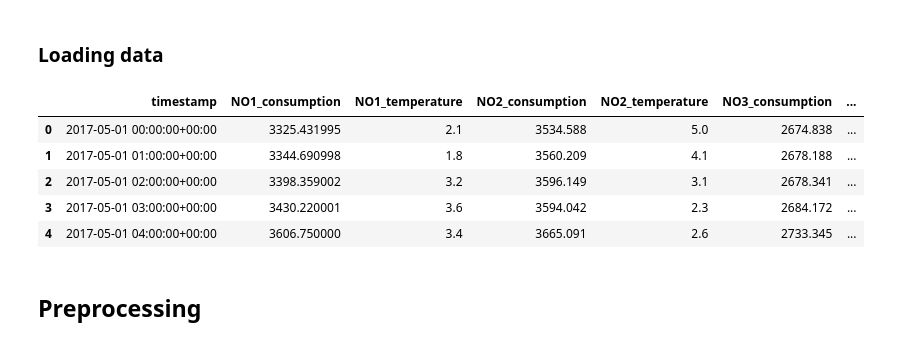
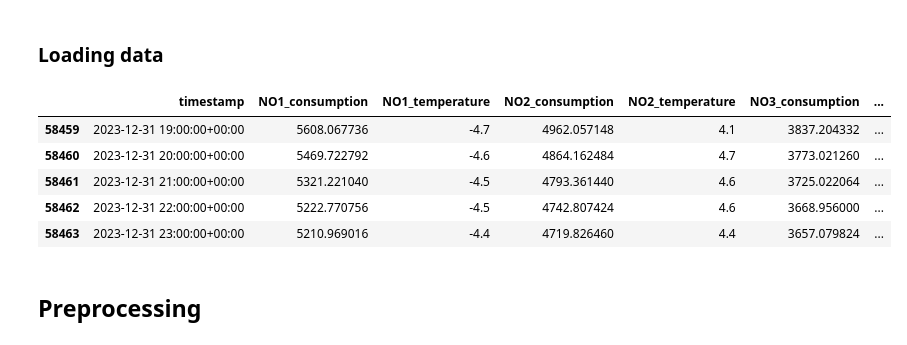
Before and after one commit to jatobro/it3030-deep-learning, a Jupyter notebook: timeseries/data.ipynb, the cells around one changed output. Cells and saved outputs as stored; diff of their text form; code cells hidden in the pictures.

```diff
--- a/timeseries/data.ipynb
+++ b/timeseries/data.ipynb
@@ -13,14 +12,14 @@ from sklearn.model_selection import train_test_split
 ### Loading data
 # %%
 data = pd.read_csv("consumption_and_temperatures.csv")
-data.head()
+data.tail()
 # %% [output]
 |  | timestamp | NO1_consumption | NO1_temperature | NO2_consumption | NO2_temperature | NO3_consumption | ... |
-| 0 | 2017-05-01 00:00:00+00:00 | 3325.431995 | 2.1 | 3534.588 | 5.0 | 2674.838 | ... |
-| 1 | 2017-05-01 01:00:00+00:00 | 3344.690998 | 1.8 | 3560.209 | 4.1 | 2678.188 | ... |
-| 2 | 2017-05-01 02:00:00+00:00 | 3398.359002 | 3.2 | 3596.149 | 3.1 | 2678.341 | ... |
-| 3 | 2017-05-01 03:00:00+00:00 | 3430.220001 | 3.6 | 3594.042 | 2.3 | 2684.172 | ... |
-| 4 | 2017-05-01 04:00:00+00:00 | 3606.750000 | 3.4 | 3665.091 | 2.6 | 2733.345 | ... |
+| 58459 | 2023-12-31 19:00:00+00:00 | 5608.067736 | -4.7 | 4962.057148 | 4.1 | 3837.204332 | ... |
+| 58460 | 2023-12-31 20:00:00+00:00 | 5469.722792 | -4.6 | 4864.162484 | 4.7 | 3773.021260 | ... |
+| 58461 | 2023-12-31 21:00:00+00:00 | 5321.221040 | -4.5 | 4793.361440 | 4.6 | 3725.022064 | ... |
+| 58462 | 2023-12-31 22:00:00+00:00 | 5222.770756 | -4.5 | 4742.807424 | 4.6 | 3668.956000 | ... |
+| 58463 | 2023-12-31 23:00:00+00:00 | 5210.969016 | -4.4 | 4719.826460 | 4.4 | 3657.079824 | ... |
 # %% [markdown]
 ## Preprocessing
 # %% [markdown]
```
Also changed, not shown: parts of 6 cells of this notebook, 1 other file.
